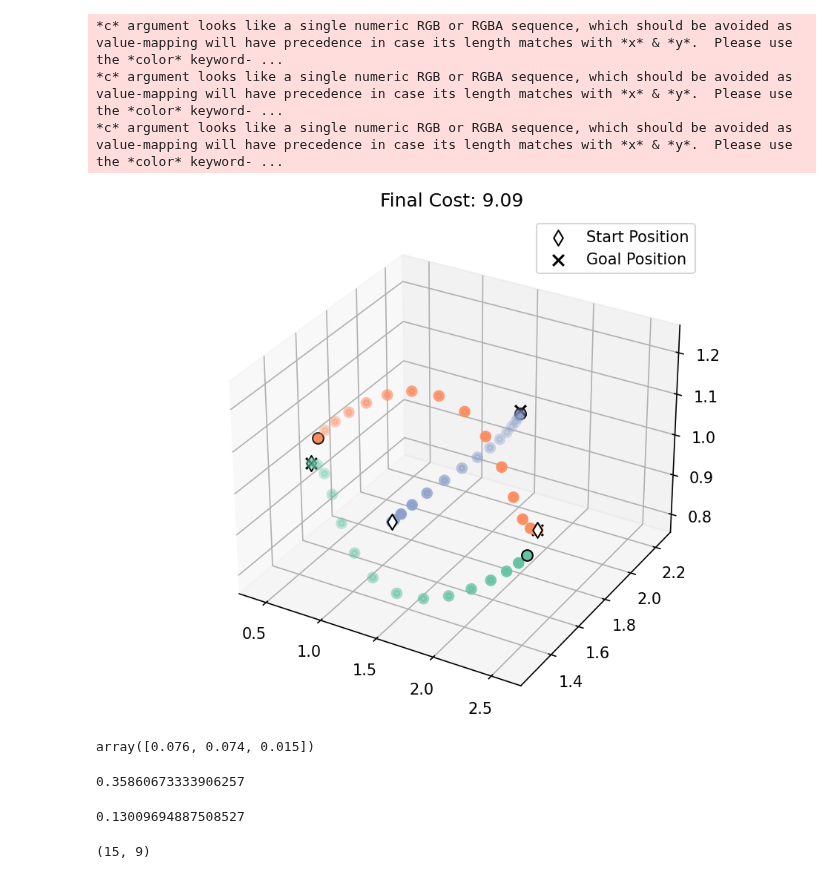
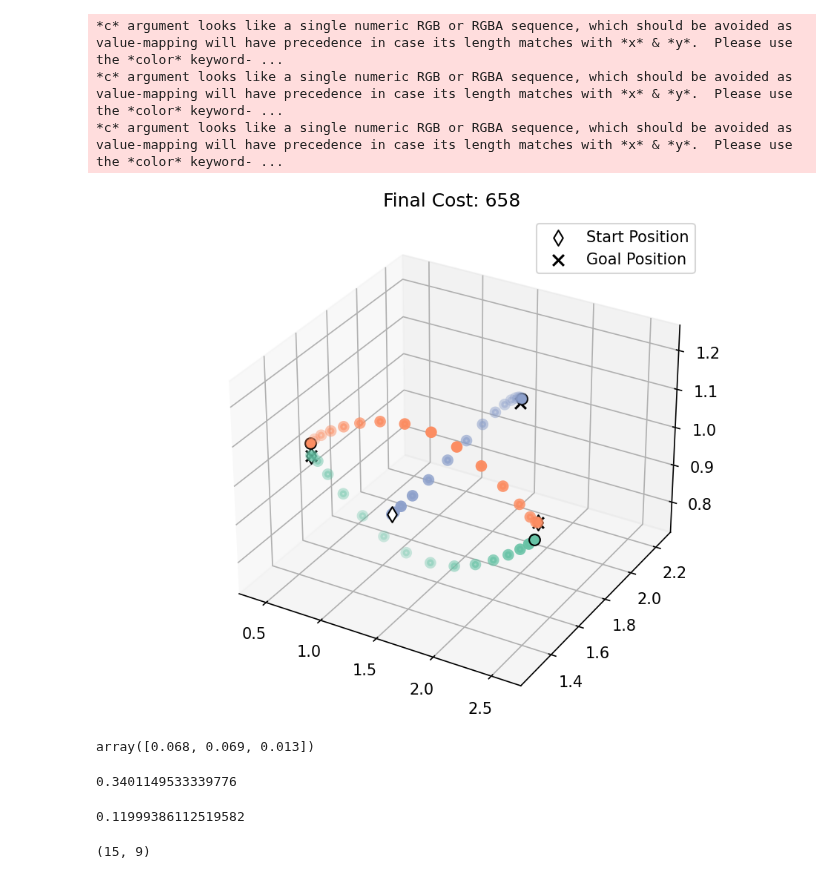
Before and after one commit to labicon/Potential-ADMM_code, a Jupyter notebook: distributed_ADMM/MPC_casadi_demo.ipynb, the cells around one changed output. Drawn from its saved outputs; the diff is of its cells as text; code cells hidden in the pictures.

```diff
--- a/distributed_ADMM/MPC_casadi_demo.ipynb
+++ b/distributed_ADMM/MPC_casadi_demo.ipynb
@@ -92,19 +96,23 @@ while not np.all(dpilqr.distance_to_goal(x_curr.flatten(), xr.flatten(), n_agent
         distances = util.compute_pairwise_distance_nd_Sym(Y_state[:(T+1)*nx][k*nx:(k+1)*nx],[6,6,6], [3,3,3])
         #Collision avoidance cost
         for dist in distances:
-            coll_cost += fmin(0,(dist - radius))**2 * 300
+            # coll_cost += fmin(0,(dist - radius))**2 * 300
+            coll_cost += fmin(0,(dist - radius))**2 * 1200
 
         #Smoothing term
         for ind in range(nx):
             smooth_trj_cost += (Y_state[:(T+1)*nx][(k+1)*nx:(k+2)*nx][ind]-\
                                 Y_state[:(T+1)*nx][k*nx:(k+1)*nx][ind])**2
 
+    X0 = opti.parameter(x0.shape[0],1)
+    # opti.subject_to(Y_state[0:nx] == x_curr)
+    opti.subject_to(Y_state[0:nx] == X0)
 
-    opti.subject_to(Y_state[0:nx] == x_curr)
     cost_tot = cost + coll_cost + smooth_trj_cost
     opti.minimize(cost_tot)
 
     opti.solver("ipopt")
+    opti.set_value(X0,x_curr)
 
     if iters > 0:
         opti.set_initial(sol_prev.value_variables())
@@ -115,12 +123,12 @@ while not np.all(dpilqr.distance_to_goal(x_curr.flatten(), xr.flatten(), n_agent
     solve_times.append(perf_counter() - t0)
     obj_hist.append(sol.value(cost_tot))
 
-
     ctrl = sol.value(Y_state)[(T+1)*nx:].reshape((T, nu))[0]
     # x_curr = Ad@x_curr + (Bd @ ctrl).reshape(-1,1) #Apply first element in the control sequence
     x_curr = sol.value(Y_state)[:(T+1)*nx].reshape((T+1,nx))[1]
     X_trj = np.r_[X_trj, x_curr.reshape(1,-1)]
     U_trj = np.r_[U_trj, ctrl.reshape(1,-1)]
+
     opti.subject_to()
 
     iters += 1
@@ -156,26 +164,28 @@ dpilqr.plot_pairwise_distances(X_trj,[6,6,6],[3,3,3],radius)
+# %%
+u_ref = np.array([0, 0, 0]*n_agents)
 # %%
 %matplotlib ipympl
 plt.figure(dpi=150);
-dpilqr.plot_solve(X_trj, obj_hist[-1], xr, [6,6,6], True, 3);
+dpilqr.plot_solve(X_trj, float(util.objective(X_trj.T, U_trj.T, u_ref, xr, Q, R, Qf)), xr, [6,6,6], True, 3);
 plt.legend(plt.gca().get_children()[1:3], ["Start Position", "Goal Position"])
 plt.savefig('Casadi_MPC_demo.png')
 # %% [output]
 *c* argument looks like a single numeric RGB or RGBA sequence, which should be avoided as value-mapping will have precedence in case its length matches with *x* & *y*.  Please use the *color* keyword- ...
 *c* argument looks like a single numeric RGB or RGBA sequence, which should be avoided as value-mapping will have precedence in case its length matches with *x* & *y*.  Please use the *color* keyword- ...
 *c* argument looks like a single numeric RGB or RGBA sequence, which should be avoided as value-mapping will have precedence in case its length matches with *x* & *y*.  Please use the *color* keyword- ...
-[figure, old version]
+[figure, new version]
 # %%
 dpilqr.distance_to_goal(X_trj[-1].reshape(-1,1),xr, 3, 6, 3)
 # %% [output]
-array([0.076, 0.074, 0.015])
+array([0.068, 0.069, 0.013])
 # %%
 np.mean(solve_times)
 # %% [output]
-0.35860673333906257
+0.3401149533339776
 # %%
 np.std(solve_times)
 # %% [output]
-0.13009694887508527
+0.11999386112519582
 # %%
 U_trj.shape
 # %% [output]
```
Also changed, not shown: parts of 6 cells of this notebook, 10 other files.
